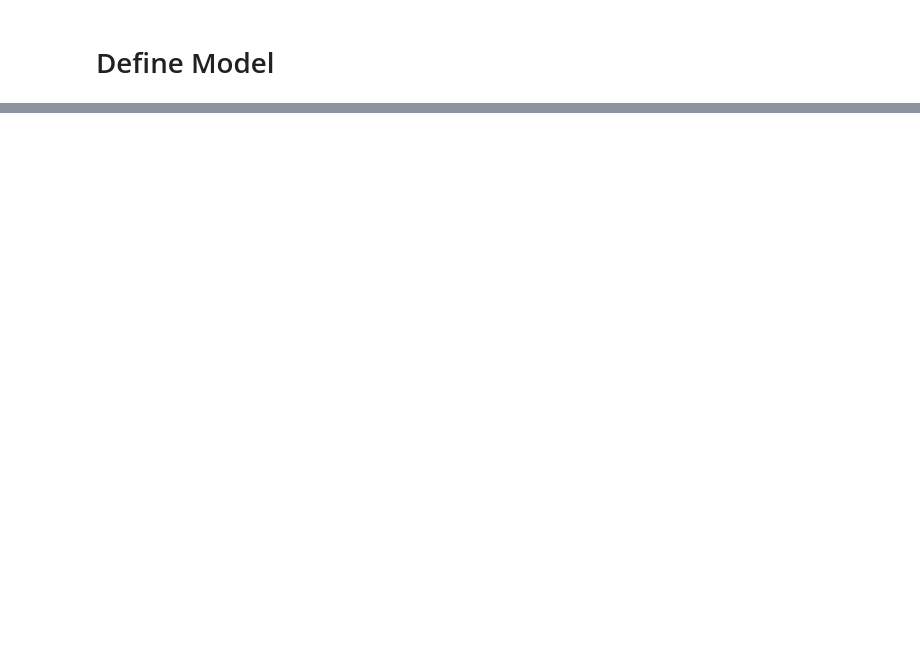
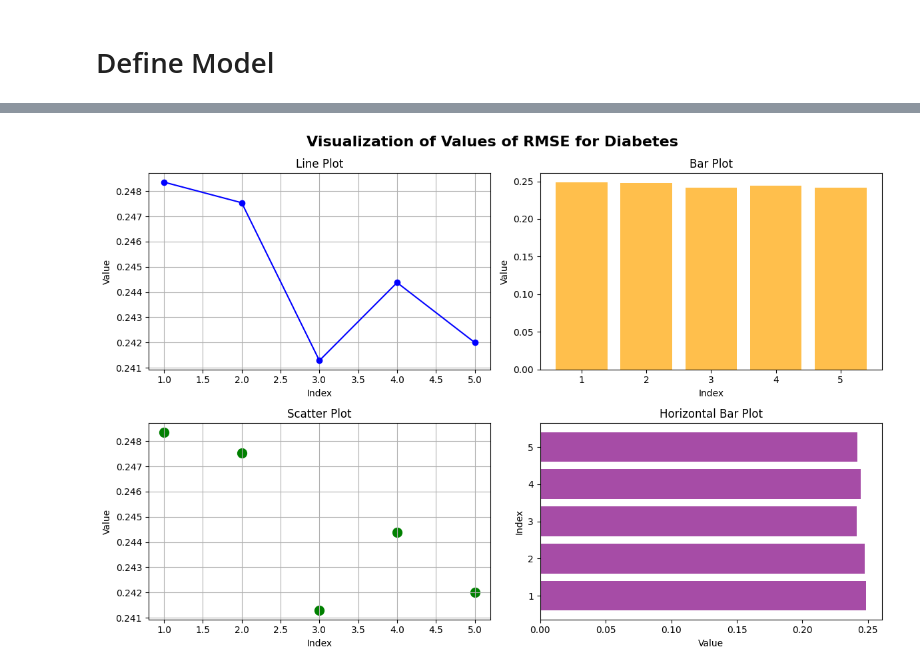
Before and after one commit to BADRYZ/projet_BI, a Jupyter notebook: diabetes_me.ipynb, the cells around one changed output, grey strips where cells are left out. Saved outputs shown, nothing was run; the diff lists cells and outputs as text; code cells hidden in the pictures; blank space fills up the shorter version.

```diff
--- a/diabetes_me.ipynb
+++ b/diabetes_me.ipynb
@@ -305,0 +562,51 @@ plt.show()
+# %%
+import matplotlib.pyplot as plt
+import numpy as np
+
+# Data
+values = [0.24836013, 0.24754275, 0.24128455, 0.24437699, 0.242]
+indices = np.arange(1, len(values) + 1)
+
+# Plot styles
+plt.figure(figsize=(12, 8))
+
+# Line plot
+plt.subplot(2, 2, 1)
+plt.plot(indices, values, marker='o', linestyle='-', color='b')
+plt.title("Line Plot")
+plt.xlabel("Index")
+plt.ylabel("Value")
+plt.grid(True)
+
+# Bar plot
+plt.subplot(2, 2, 2)
+plt.bar(indices, values, color='orange', alpha=0.7)
+plt.title("Bar Plot")
+plt.xlabel("Index")
+plt.ylabel("Value")
+
+# Scatter plot
+plt.subplot(2, 2, 3)
+plt.scatter(indices, values, color='green', s=100)
+plt.title("Scatter Plot")
+plt.xlabel("Index")
+plt.ylabel("Value")
+plt.grid(True)
+
+# Horizontal bar plot
+plt.subplot(2, 2, 4)
+plt.barh(indices, values, color='purple', alpha=0.7)
+plt.title("Horizontal Bar Plot")
+plt.xlabel("Value")
+plt.ylabel("Index")
+
+
+plt.suptitle("Visualization of Values of RMSE for Diabetes", fontsize=16, fontweight='bold')
+
+
+
+# Show plots
+plt.tight_layout()
+plt.show()
+# %% [output]
+[figure, added]
```
Also changed, not shown: parts of 12 cells of this notebook, 2 other files.
